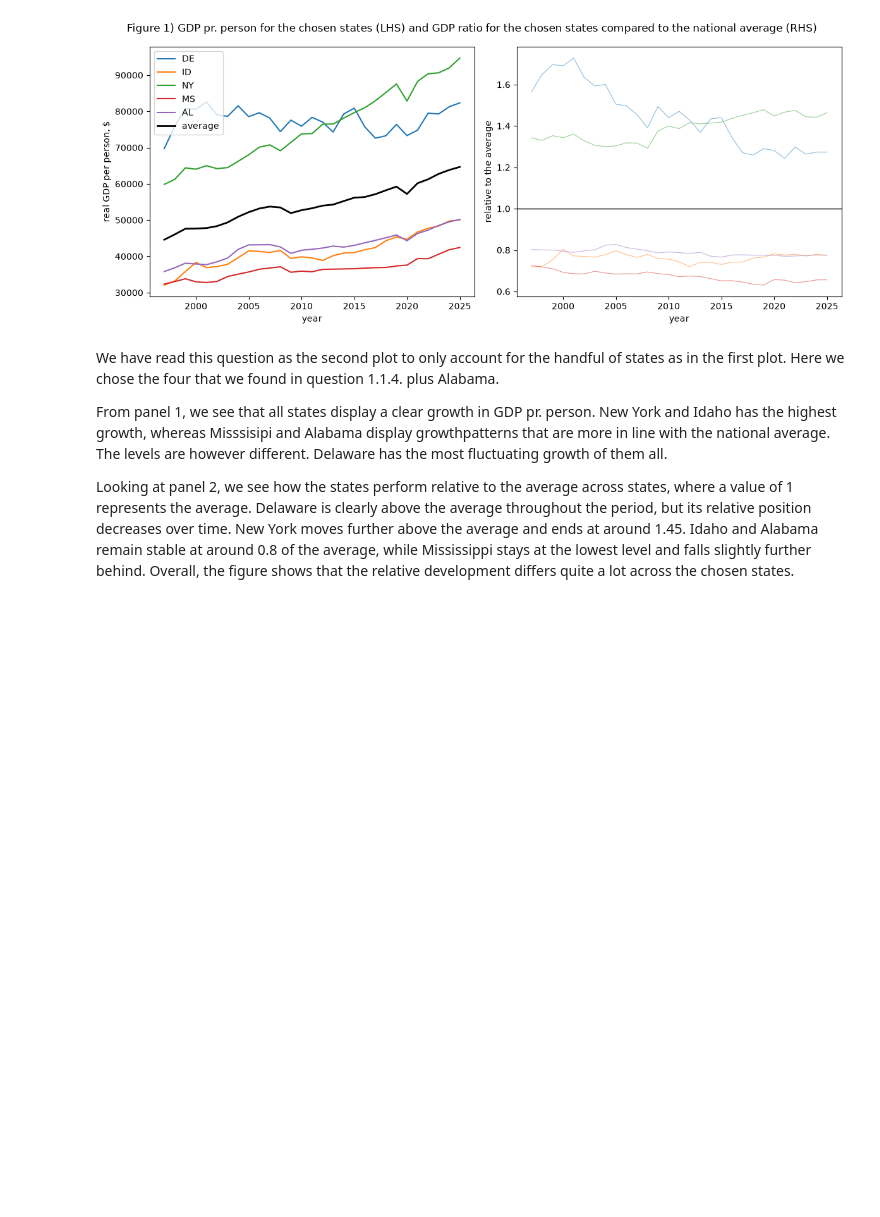
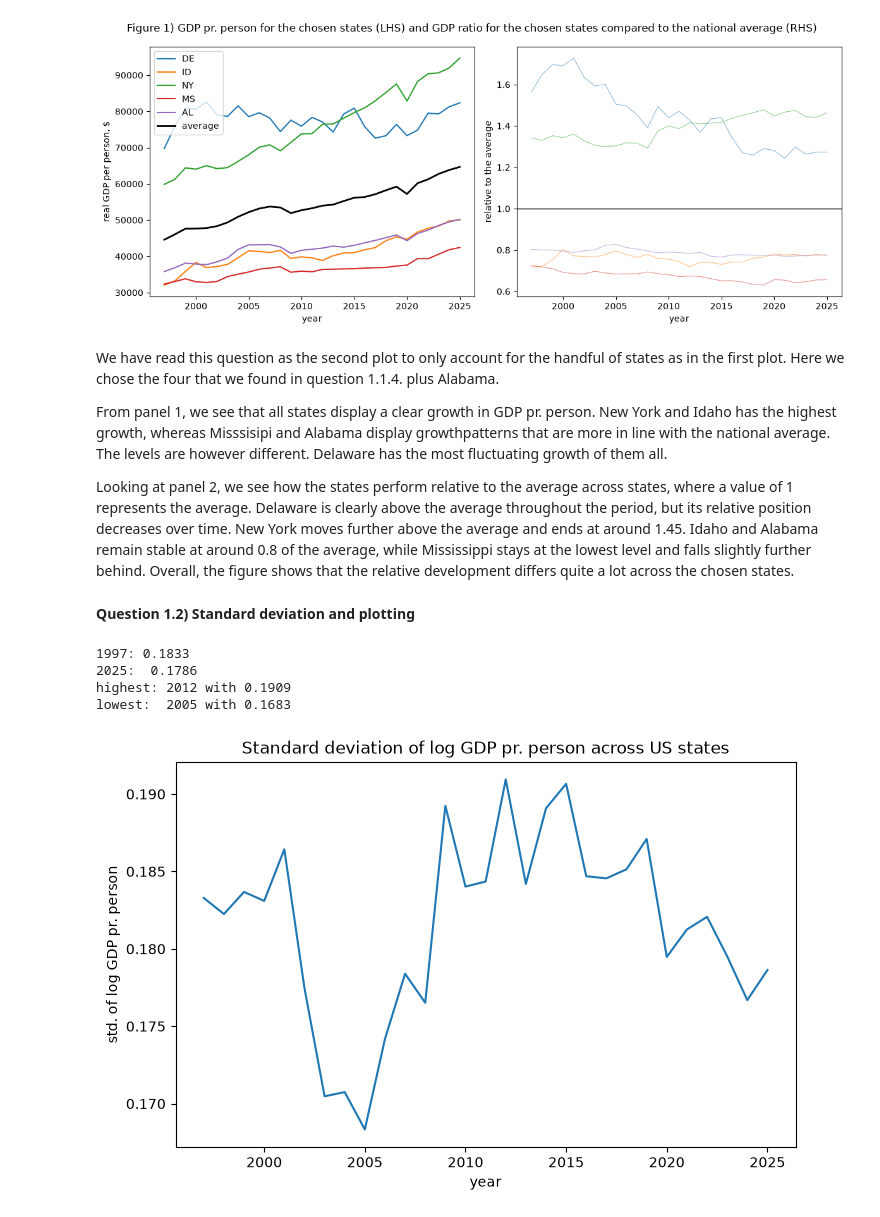
Before and after one commit to NumEconCopenhagen/projects-2024-group67, a Jupyter notebook: Exam/exam_notebook.ipynb, the cells around one changed output. Drawn from its saved outputs; the diff is of its cells as text; code cells hidden in the pictures; blank space fills up the shorter version.

```diff
--- a/Exam/exam_notebook.ipynb
+++ b/Exam/exam_notebook.ipynb
@@ -154,3 +154,31 @@ We have read this question as the second plot to only account for the handful of
 From panel 1, we see that all states display a clear growth in GDP pr. person. New York and Idaho has the highest growth, whereas Misssisipi and Alabama display growthpatterns that are more in line with the national average. The levels are however different. Delaware has the most fluctuating growth of them all.
 
 Looking at panel 2, we see how the states perform relative to the average across states, where a value of 1 represents the average. Delaware is clearly above the average throughout the period, but its relative position decreases over time. New York moves further above the average and ends at around 1.45. Idaho and Alabama remain stable at around 0.8 of the average, while Mississippi stays at the lowest level and falls slightly further behind. Overall, the figure shows that the relative development differs quite a lot across the chosen states.
+# %% [markdown]
+**Question 1.2) Standard deviation and plotting**
+# %%
+import numpy as np
+
+# a. Standard deviation across states of log gdp pr. person for each year
+logy = np.log(y)
+sigma = logy.std(axis=1)
+
+# b. plotting the standard deviation of log(GDP)
+fig = plt.figure(figsize=(8,5))
+ax = fig.add_subplot(1,1,1)
+ax.plot(sigma.index, sigma)
+ax.set_xlabel('year')
+ax.set_ylabel('std. of log GDP pr. person')
+ax.set_title('Standard deviation of log GDP pr. person across US states')
+
+# b. printing our results
+print(f'{tfirst}: {sigma.loc[tfirst]:.4f}')
+print(f'{tlast}:  {sigma.loc[tlast]:.4f}')
+print(f'highest: {sigma.idxmax()} with {sigma.max():.4f}')
+print(f'lowest:  {sigma.idxmin()} with {sigma.min():.4f}')
+# %% [output]
+1997: 0.1833
+2025:  0.1786
+highest: 2012 with 0.1909
+lowest:  2005 with 0.1683
+[figure, added]
```
Also changed, not shown: parts of 3 cells of this notebook.
